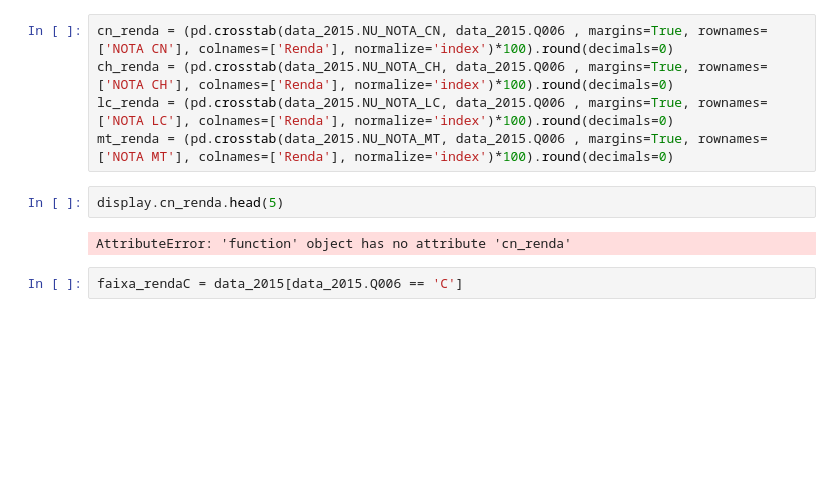
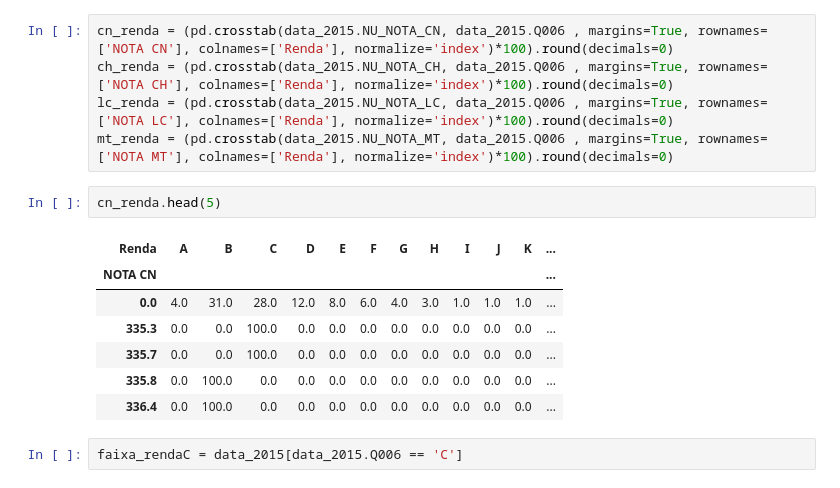
Before and after one commit to pedross3/CDDP_final, a Jupyter notebook: Projeto 03.ipynb, the cells around one changed output. Cells and saved outputs as stored; diff of their text form; blank space fills up the shorter version.

```diff
--- a/Projeto 03.ipynb
+++ b/Projeto 03.ipynb
@@ -365,9 +365,15 @@ ch_renda = (pd.crosstab(data_2015.NU_NOTA_CH, data_2015.Q006 , margins=True, row
 lc_renda = (pd.crosstab(data_2015.NU_NOTA_LC, data_2015.Q006 , margins=True, rownames=['NOTA LC'], colnames=['Renda'], normalize='index')*100).round(decimals=0)
 mt_renda = (pd.crosstab(data_2015.NU_NOTA_MT, data_2015.Q006 , margins=True, rownames=['NOTA MT'], colnames=['Renda'], normalize='index')*100).round(decimals=0)
 # %%
-display.cn_renda.head(5)
+cn_renda.head(5)
 # %% [output]
-AttributeError: 'function' object has no attribute 'cn_renda'
+| Renda | A | B | C | D | E | F | G | H | I | J | K | ... |
+| NOTA CN |  |  |  |  |  |  |  |  |  |  |  | ... |
+| 0.0 | 4.0 | 31.0 | 28.0 | 12.0 | 8.0 | 6.0 | 4.0 | 3.0 | 1.0 | 1.0 | 1.0 | ... |
+| 335.3 | 0.0 | 0.0 | 100.0 | 0.0 | 0.0 | 0.0 | 0.0 | 0.0 | 0.0 | 0.0 | 0.0 | ... |
+| 335.7 | 0.0 | 0.0 | 100.0 | 0.0 | 0.0 | 0.0 | 0.0 | 0.0 | 0.0 | 0.0 | 0.0 | ... |
+| 335.8 | 0.0 | 100.0 | 0.0 | 0.0 | 0.0 | 0.0 | 0.0 | 0.0 | 0.0 | 0.0 | 0.0 | ... |
+| 336.4 | 0.0 | 100.0 | 0.0 | 0.0 | 0.0 | 0.0 | 0.0 | 0.0 | 0.0 | 0.0 | 0.0 | ... |
 # %%
 faixa_rendaC = data_2015[data_2015.Q006 == 'C']
 # %%
```
Also changed, not shown: parts of 8 cells of this notebook.
